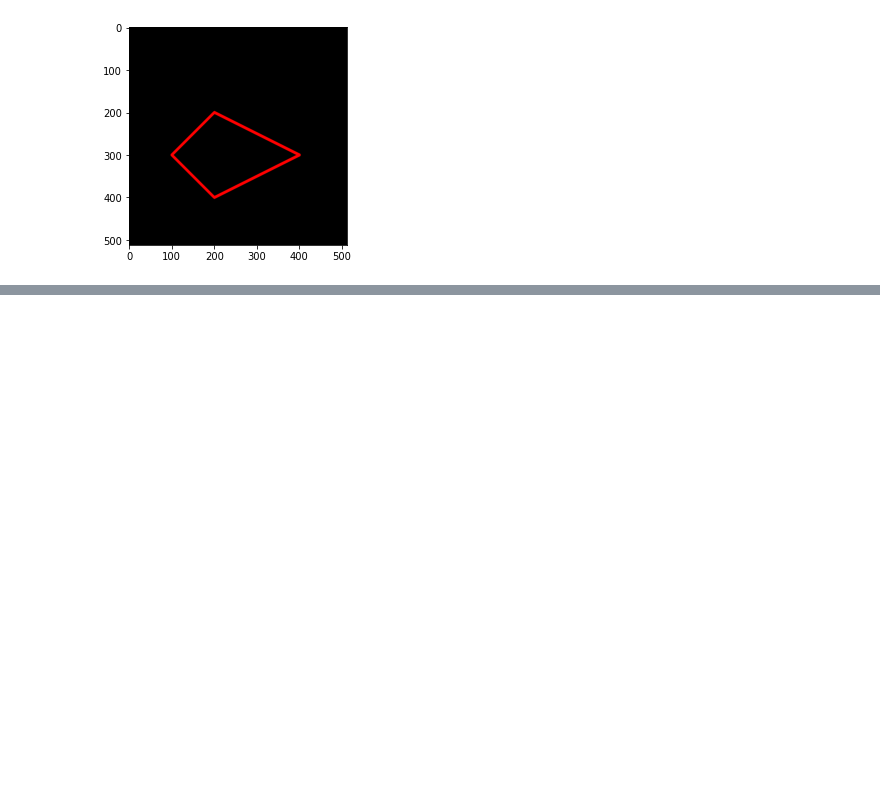
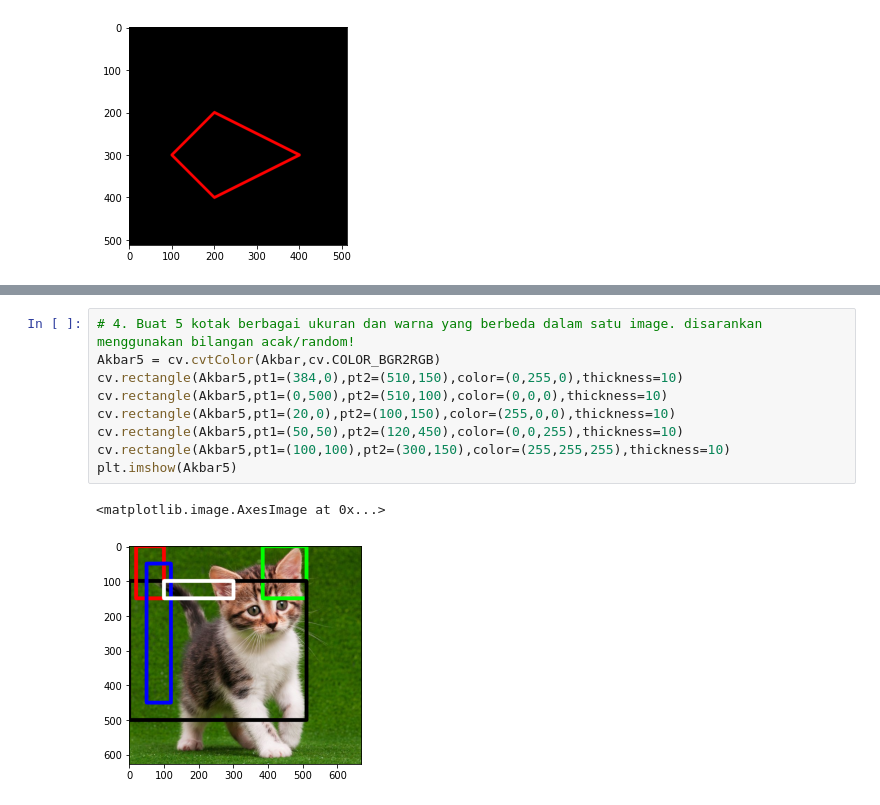
Before and after one commit to muhammadakbarazmi/PCVK_Genap_2022, a Jupyter notebook: Week2.ipynb, the cells around one changed output, grey strips where cells are left out. Drawn from its saved outputs; the diff is of its cells as text; blank space fills up the shorter version.

```diff
--- a/Week2.ipynb
+++ b/Week2.ipynb
@@ -131,0 +192,12 @@ plt.imshow(black_img2)
+# %%
+# 4. Buat 5 kotak berbagai ukuran dan warna yang berbeda dalam satu image. disarankan menggunakan bilangan acak/random!
+Akbar5 = cv.cvtColor(Akbar,cv.COLOR_BGR2RGB)
+cv.rectangle(Akbar5,pt1=(384,0),pt2=(510,150),color=(0,255,0),thickness=10)
+cv.rectangle(Akbar5,pt1=(0,500),pt2=(510,100),color=(0,0,0),thickness=10)
+cv.rectangle(Akbar5,pt1=(20,0),pt2=(100,150),color=(255,0,0),thickness=10)
+cv.rectangle(Akbar5,pt1=(50,50),pt2=(120,450),color=(0,0,255),thickness=10)
+cv.rectangle(Akbar5,pt1=(100,100),pt2=(300,150),color=(255,255,255),thickness=10)
+plt.imshow(Akbar5)
+# %% [output]
+<matplotlib.image.AxesImage at 0x...>
+[figure, added]
```
Also changed, not shown: parts of 10 cells of this notebook.
